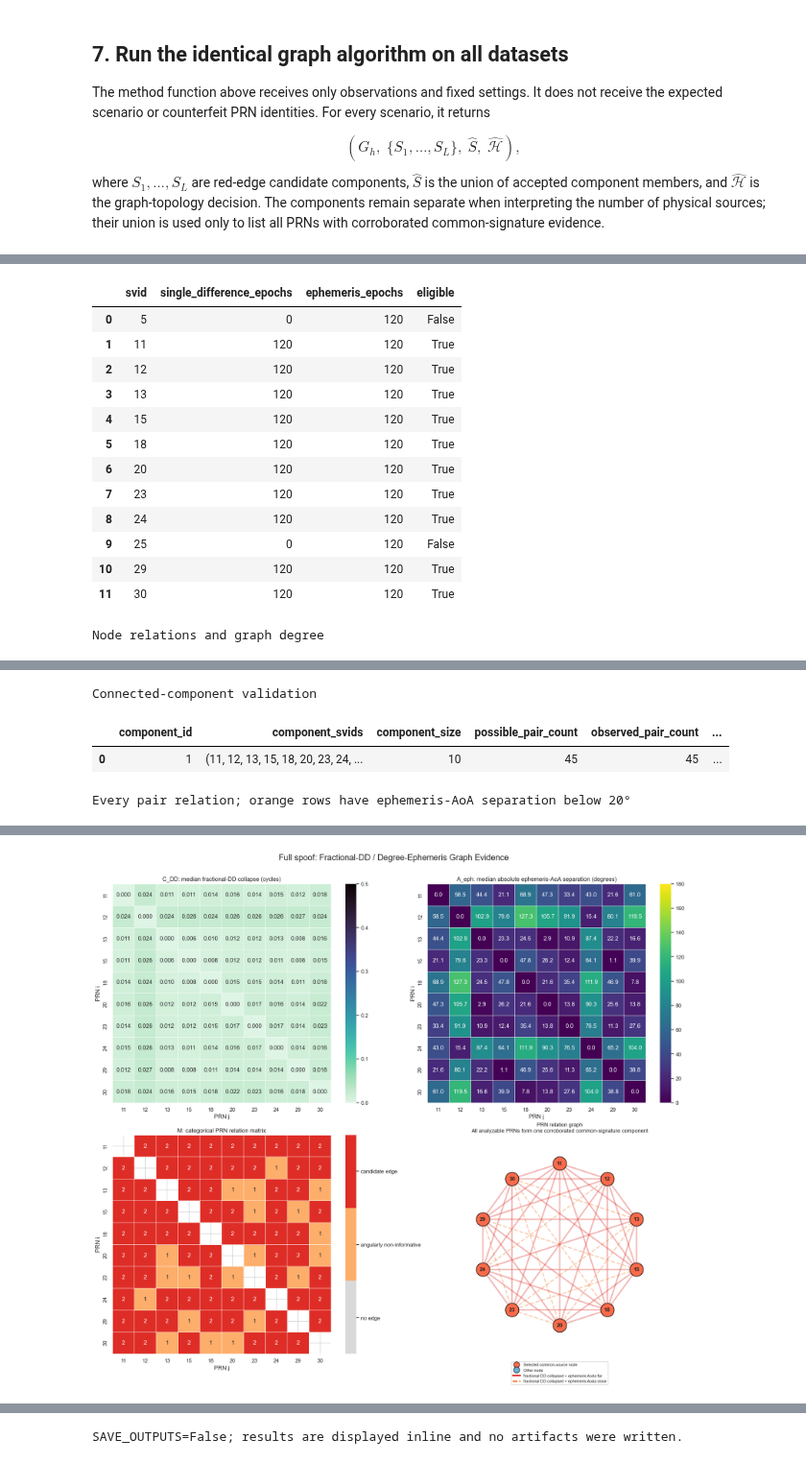
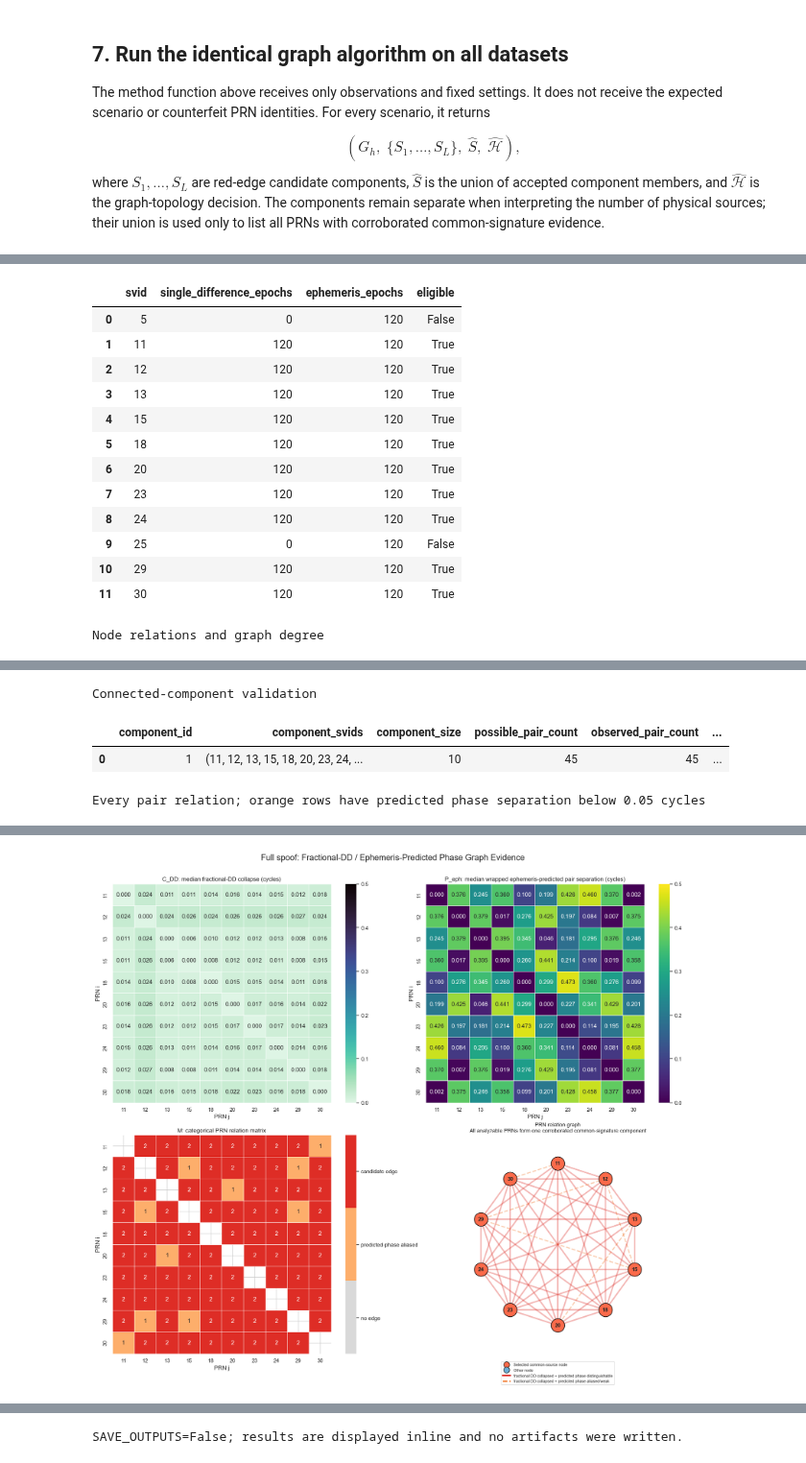
Before and after one commit to betty2310/angle, a Jupyter notebook: AOA_DD_Ephemeris_Graph_Classifier.ipynb, the cells around one changed output, grey strips where cells are left out. Shown at 96% size. Drawn from its saved outputs; the diff is of its cells as text; code cells hidden in the pictures.

Commit message:
refactor: gate aoa graph in carrier cycles

```diff
--- a/AOA_DD_Ephemeris_Graph_Classifier.ipynb
+++ b/AOA_DD_Ephemeris_Graph_Classifier.ipynb
@@ -329,12 +367,20 @@ def analyze_scenario(name, spec):
         and run.ephemeris_aoa_deg[svid].notna().sum() >= MIN_TARGET_EPOCHS
     ]
     epoch_pairs, aggregated_pairs = build_fractional_dd_ephemeris_pair_evidence(
-        run.single_difference_cycles, run.ephemeris_aoa_deg, nodes
+        run.single_difference_cycles, run.ephemeris_aoa_deg, nodes,
+        BASELINE_OVER_WAVELENGTH,
     )
     graph_result = classify_common_source_components(
         nodes, aggregated_pairs, config=COMPONENT_CLASSIFIER_CONFIG
     )
-    pairs = graph_result.pair_evidence.copy()
+    pairs = graph_result.pair_evidence.merge(
+        aggregated_pairs[[
+            "left_svid", "right_svid", "median_ephemeris_aoa_separation_deg",
+        ]],
+        on=["left_svid", "right_svid"],
+        how="left",
+        validate="one_to_one",
+    )
     pairs["relation_code"] = np.select(
         [
             pairs.informative_common_source_edge,
@@ -345,8 +391,8 @@ def analyze_scenario(name, spec):
         default=np.nan,
     )
     pairs["specific_node_relation"] = pairs.relation.map({
-        "informative_common_source": "fractional DD collapsed + ephemeris AoAs far → red candidate edge",
-        "angularly_noninformative_collapse": "fractional DD collapsed + ephemeris AoAs close → orange edge",
+        "informative_common_source": "fractional DD collapsed + predicted phase distinguishable → red candidate edge",
+        "predicted_phase_aliased_collapse": "fractional DD collapsed + predicted phase aliased/weak → orange edge",
         "noncollapse": "fractional DD not collapsed → no common-source edge",
         "missing": "insufficient joint observations → undetermined relation",
     })
@@ -371,9 +417,9 @@ def analyze_scenario(name, spec):
         node_rows.append({
             "svid": node,
             "fractional_dd_collapse_degree": int(incident.fractional_dd_collapsed.sum()),
-            "informative_spoof_degree": int(incident.informative_common_source_edge.sum()),
-            "angularly_noninformative_collapse_degree": int((
-                incident.fractional_dd_collapsed & ~incident.ephemeris_aoa_far
+            "informative_common_source_degree": int(incident.informative_common_source_edge.sum()),
+            "predicted_phase_aliased_collapse_degree": int((
+                incident.fractional_dd_collapsed & ~incident.predicted_phase_distinguishable
             ).sum()),
             "selected_common_source_member": node in selected_group,
             "graph_evidence_status": graph_result.node_summary.set_index("svid").loc[node, "status"],
@@ -424,8 +470,9 @@ for name, result in results.items():
         "eligible_svids": tuple(result["nodes"]),
         "eligible_satellite_count": len(result["nodes"]),
         "pair_count": len(pairs),
+        "baseline_over_wavelength": BASELINE_OVER_WAVELENGTH,
         "fractional_dd_threshold_cycles": FRACTIONAL_DD_COLLAPSE_THRESHOLD_CYCLES,
-        "ephemeris_aoa_threshold_deg": EPHEMERIS_AOA_SEPARATION_THRESHOLD_DEG,
+        "ephemeris_predicted_separation_threshold_cycles": EPHEMERIS_PREDICTED_SEPARATION_THRESHOLD_CYCLES,
         "fractional_dd_collapse_edge_count": int(pairs.fractional_dd_collapsed.sum()),
         "informative_edge_count": int(pairs.informative_common_source_edge.sum()),
         "validated_components": tuple(result["validated_components"]),
@@ -502,7 +549,8 @@ def draw_relation_graph(result, ax, show_edge_labels=True):
             ax.text(
                 mid_x, mid_y,
                 f"C_DD={row.median_fractional_dd_collapse_cycles:.3f} cycles\n"
-                f"A_eph={row.median_ephemeris_aoa_separation_deg:.1f}°",
+                f"P_eph={row.median_ephemeris_predicted_pair_separation_cycles:.3f} cycles\n"
+                f"ΔA_eph={row.median_ephemeris_aoa_separation_deg:.1f}° (report only)",
                 fontsize=7, ha="center", va="center",
                 bbox={"facecolor": "white", "alpha": 0.72, "edgecolor": "none", "pad": 1},
                 zorder=2,
@@ -518,8 +566,8 @@ def draw_relation_graph(result, ax, show_edge_labels=True):
     legend = [
         Line2D([0], [0], marker="o", color="none", markerfacecolor="#fb6a4a", markeredgecolor="black", markersize=12, label="Selected common-source node"),
         Line2D([0], [0], marker="o", color="none", markerfacecolor="#6baed6", markeredgecolor="black", markersize=12, label="Other node"),
-        Line2D([0], [0], color="#de2d26", lw=3, label="fractional DD collapsed + ephemeris AoAs far"),
-        Line2D([0], [0], color="#f16913", lw=2.5, ls="--", label="fractional DD collapsed + ephemeris AoAs close"),
+        Line2D([0], [0], color="#de2d26", lw=3, label="fractional DD collapsed + predicted phase distinguishable"),
+        Line2D([0], [0], color="#f16913", lw=2.5, ls="--", label="fractional DD collapsed + predicted phase aliased/weak"),
     ]
     ax.legend(handles=legend, loc="lower center", bbox_to_anchor=(0.5, -0.15), fontsize=8)
     ax.set_title(f"PRN relation graph\n{result['scenario_decision']}", fontsize=11)
@@ -534,20 +582,20 @@ def plot_scenario_evidence(result):
     ordered = selected + [node for node in nodes if node not in selected]
     pairs = result["pairs"]
     collapse = symmetric_pair_matrix(nodes, pairs, "median_fractional_dd_collapse_cycles", diagonal=0.0).loc[ordered, ordered]
-    ephemeris_separation = symmetric_pair_matrix(nodes, pairs, "median_ephemeris_aoa_separation_deg", diagonal=0.0).loc[ordered, ordered]
+    predicted_separation = symmetric_pair_matrix(nodes, pairs, "median_ephemeris_predicted_pair_separation_cycles", diagonal=0.0).loc[ordered, ordered]
     relation = symmetric_pair_matrix(nodes, pairs, "relation_code", diagonal=np.nan).loc[ordered, ordered]
 
     fig, axes = plt.subplots(2, 2, figsize=(18, 15))
     sns.heatmap(collapse, annot=True, fmt=".3f", cmap="mako_r", vmin=0, vmax=0.5, square=True, linewidths=0.4, ax=axes[0, 0])
     axes[0, 0].set_title("C_DD: median fractional-DD collapse (cycles)")
-    sns.heatmap(ephemeris_separation, annot=True, fmt=".1f", cmap="viridis", vmin=0, vmax=180, square=True, linewidths=0.4, ax=axes[0, 1])
-    axes[0, 1].set_title("A_eph: median absolute ephemeris-AoA separation (degrees)")
+    sns.heatmap(predicted_separation, annot=True, fmt=".3f", cmap="viridis", vmin=0, vmax=0.5, square=True, linewidths=0.4, ax=axes[0, 1])
+    axes[0, 1].set_title("P_eph: median wrapped ephemeris-predicted pair separation (cycles)")
     relation_cmap = ListedColormap(["#d9d9d9", "#fdae6b", "#de2d26"])
     relation_ax = sns.heatmap(
         relation, annot=True, fmt=".0f", cmap=relation_cmap, vmin=0, vmax=2, square=True, linewidths=0.4,
         cbar_kws={"ticks": [0.33, 1.0, 1.67]}, ax=axes[1, 0],
     )
-    relation_ax.collections[0].colorbar.set_ticklabels(["no edge", "angularly non-informative", "candidate edge"])
+    relation_ax.collections[0].colorbar.set_ticklabels(["no edge", "predicted-phase aliased", "candidate edge"])
     axes[1, 0].set_title("M: categorical PRN relation matrix")
     draw_relation_graph(result, axes[1, 1])
     if selected and len(selected) < len(nodes):
@@ -555,7 +603,7 @@ def plot_scenario_evidence(result):
         for ax in axes[0, 0], axes[0, 1], axes[1, 0]:
             ax.axhline(boundary, color="white", lw=3)
             ax.axvline(boundary, color="white", lw=3)
-    fig.suptitle(f"{result['name']}: Fractional-DD / Degree-Ephemeris Graph Evidence", fontsize=17, y=1.01)
+    fig.suptitle(f"{result['name']}: Fractional-DD / Ephemeris-Predicted Phase Graph Evidence", fontsize=17, y=1.01)
     fig.tight_layout()
     if SAVE_OUTPUTS:
         OUTPUT_DIR.mkdir(parents=True, exist_ok=True)
@@ -661,9 +710,10 @@ print("Node relations and graph degree")
 display(full_result["node_summary"])
 print("Connected-component validation")
 display(full_result["component_summary"].round(5))
-print(f"Every pair relation; orange rows have ephemeris-AoA separation below {EPHEMERIS_AOA_SEPARATION_THRESHOLD_DEG:g}°")
+print(f"Every pair relation; orange rows have predicted phase separation below {EPHEMERIS_PREDICTED_SEPARATION_THRESHOLD_CYCLES:g} cycles")
 display(full_result["pairs"][[
     "pair", "median_fractional_dd_collapse_cycles",
+    "median_ephemeris_predicted_pair_separation_cycles",
     "median_ephemeris_aoa_separation_deg",
     "relation_code", "specific_node_relation", "epoch_count",
 ]].sort_values(["relation_code", "median_fractional_dd_collapse_cycles"], ascending=[False, True]).round(5))
@@ -700,4 +750,4 @@ Node relations and graph degree
 Connected-component validation
 |  | component_id | component_svids | component_size | possible_pair_count | observed_pair_count | ... |
 | 0 | 1 | (11, 12, 13, 15, 18, 20, 23, 24, ... | 10 | 45 | 45 | ... |
-Every pair relation; orange rows have ephemeris-AoA separation below 20°
+Every pair relation; orange rows have predicted phase separation below 0.05 cycles
@@ -721,4 +771,4 @@ Every pair relation; orange rows have ephemeris-AoA separation below 20°
-[figure, old version]
+[figure, new version]
 # %% [markdown]
 # 11. Scenario C — Mixed-tracking recording
 
```
Also changed, not shown: parts of 20 cells of this notebook, 4 other files.
